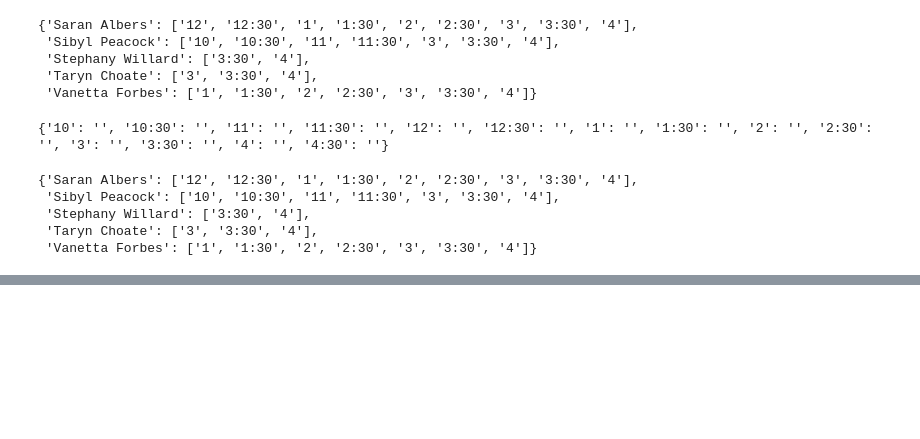
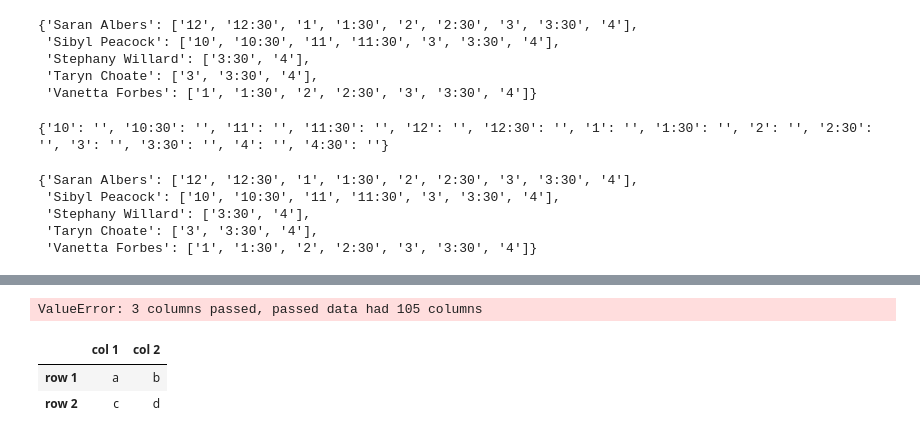
Before and after one commit to Tolganay89/InterMatch, a Jupyter notebook: Untitled.ipynb, the cells around one changed output, grey strips where cells are left out. Drawn from its saved outputs; the diff is of its cells as text; code cells hidden in the pictures; blank space fills up the shorter version.

```diff
--- a/Untitled.ipynb
+++ b/Untitled.ipynb
@@ -359,0 +391,24 @@ interivew_schedule = TieringCompany( apple_stu_dic, apple_ava_dic)
+# %%
+max_row_apple = wb['Apple'].max_row
+apple_student = wb['Apple']['A2':f'C{max_row_apple}']
+hloder = []
+
+for row in apple_student:
+    print(row[1].value)
+
+    for k, v in interivew_schedule.items():
+        company_New_sheet_list = []
+        if  row[1].value is not None:
+            if  row[0].value in v  :
+                print(row[0].value + " " + row[1].value + k)
+                company_New_sheet.append(row[0].value)
+                company_New_sheet.append(row[1].value)
+                company_New_sheet.append(k)
+#
+
+                hloder.append(company_New_sheet)
+                print(company_New_sheet_list)
+                company_New_sheet_list = []
+
+
+hloder
@@ -359,0 +462,23 @@ interivew_schedule = TieringCompany( apple_stu_dic, apple_ava_dic)
+# %%
+df1 = pd.DataFrame(hloder,
+
+                   columns=['fname', 'lname', 'Time'])
+
+df1.to_excel("output.xlsx")  # doctest: +SKIP
+df1
+# %% [output]
+ValueError: 3 columns passed, passed data had 105 columns
+# %%
+df1.to_excel("output.xlsx",
+              sheet_name='Apple')
+
+
+df1 = pd.DataFrame([['a', 'b'], ['c', 'd']],
+                    index=['row 1', 'row 2'],
+                    columns=['col 1', 'col 2'])
+df1.to_excel("output.xlsx")  # doctest: +SKIP
+df1
+# %% [output]
+|  | col 1 | col 2 |
+| row 1 | a | b |
+| row 2 | c | d |
```
Also changed, not shown: parts of 5 cells of this notebook, 4 other files.
